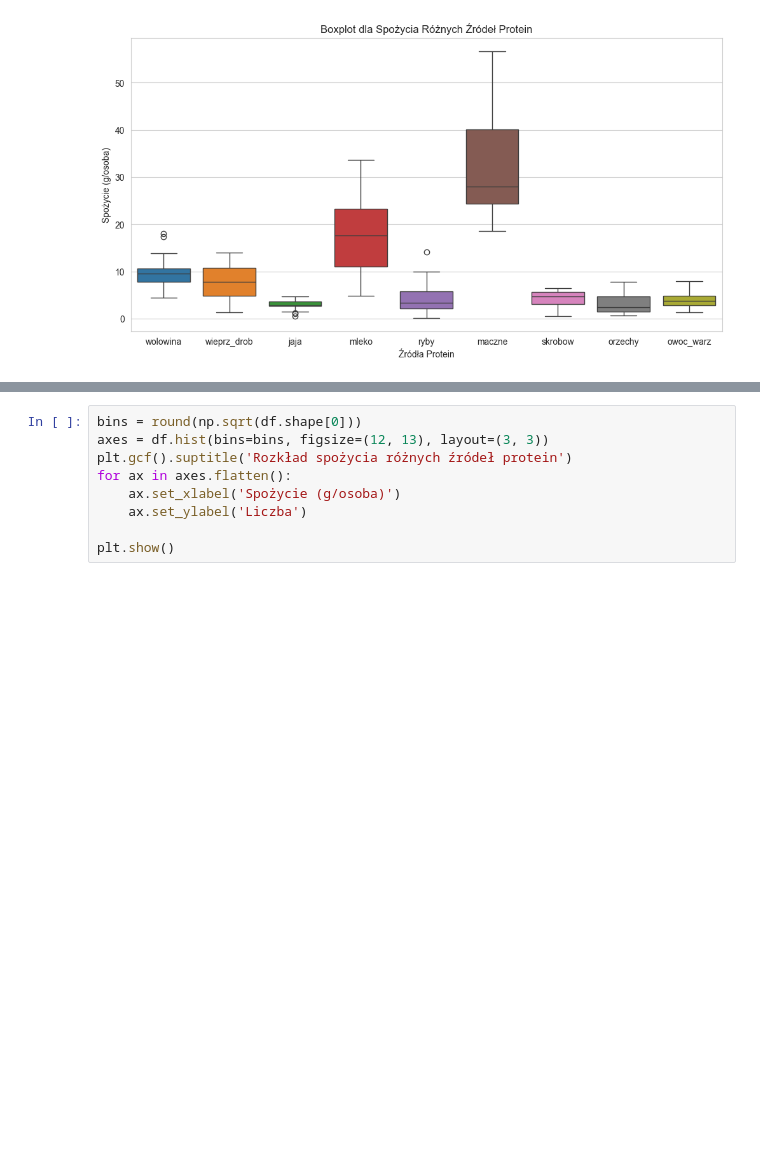
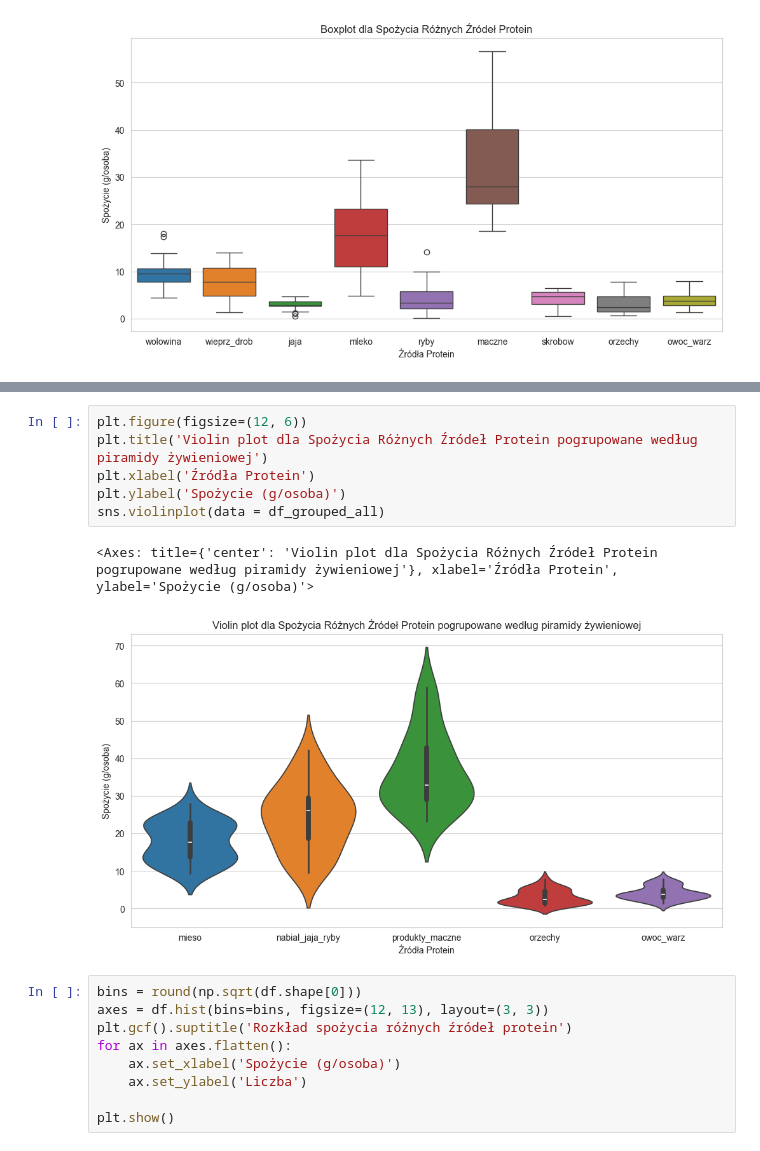
Before and after one commit to dzebrowskii/Protein_analysis, a Jupyter notebook: protein_analysis.ipynb, the cells around one changed output, grey strips where cells are left out. Drawn from its saved outputs; the diff is of its cells as text; blank space fills up the shorter version.

```diff
--- a/protein_analysis.ipynb
+++ b/protein_analysis.ipynb
@@ -169,4 +346,13 @@ sns.violinplot(data = df)
 [figure]
+# %%
+plt.figure(figsize=(12, 6))
+plt.title('Violin plot dla Spożycia Różnych Źródeł Protein pogrupowane według piramidy żywieniowej')
+plt.xlabel('Źródła Protein')
+plt.ylabel('Spożycie (g/osoba)')
+sns.violinplot(data = df_grouped_all)
+# %% [output]
+<Axes: title={'center': 'Violin plot dla Spożycia Różnych Źródeł Protein pogrupowane według piramidy żywieniowej'}, xlabel='Źródła Protein', ylabel='Spożycie (g/osoba)'>
+[figure, added]
 # %%
 bins = round(np.sqrt(df.shape[0]))
 axes = df.hist(bins=bins, figsize=(12, 13), layout=(3, 3))
```
Also changed, not shown: parts of 24 cells of this notebook, 1 other file.
